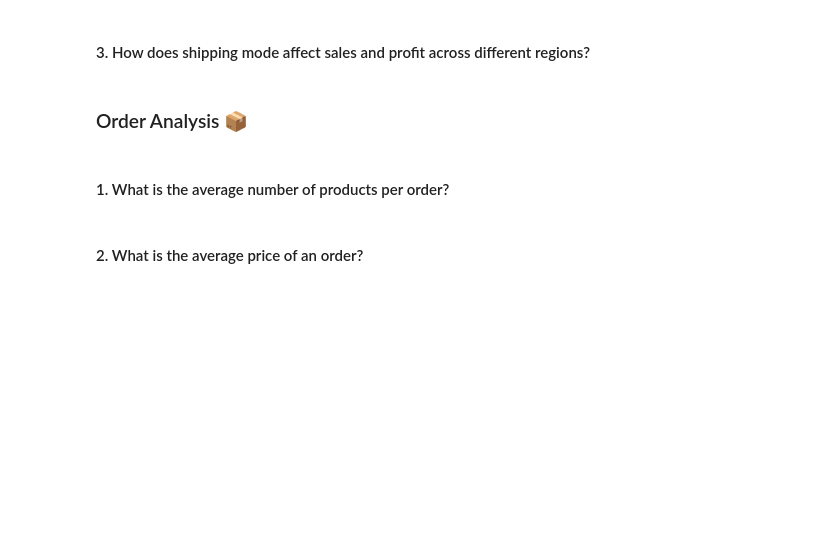
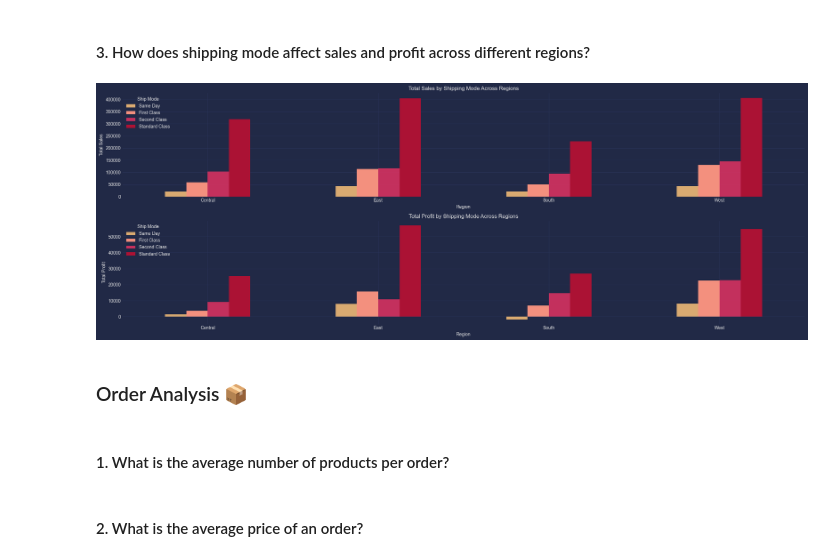
Before and after one commit to MahmoudNamNam/Data-Analysis-Projects, a Jupyter notebook: SuperStore/SuperStore.ipynb, the cells around one changed output. Drawn from its saved outputs; the diff is of its cells as text; code cells hidden in the pictures; blank space fills up the shorter version.

```diff
--- a/SuperStore/SuperStore.ipynb
+++ b/SuperStore/SuperStore.ipynb
@@ -1128,5 +1355,33 @@ Correlation between Purchase Frequency and Profit: 0.17
 # %% [markdown]
 #### 3. How does shipping mode affect sales and profit across different regions?
+# %%
+region_shipping_metrics = df.groupby(['Region', 'Ship Mode']).agg({
+    'Sales': 'sum',
+    'Profit': 'sum'
+}).reset_index()
+
+# Pivot the data to prepare for visualization (Region as index, Shipping Mode as columns)
+pivot_table = pd.pivot_table(region_shipping_metrics, values=['Sales', 'Profit'], index='Region', columns='Ship Mode')
+
+# Plotting the relationship between shipping mode, sales, and profit across different regions
+fig, axes = plt.subplots(nrows=2, ncols=1)
+
+# Plotting total sales by shipping mode across regions
+pivot_table['Sales'].plot(kind='bar', ax=axes[0], rot=0,color= ["#D9AA71", "#f3907e","#F36B","#ab1234"])
+axes[0].set_title('Total Sales by Shipping Mode Across Regions')
+axes[0].set_xlabel('Region')
+axes[0].set_ylabel('Total Sales')
+
+# Plotting total profit by shipping mode across regions
+pivot_table['Profit'].plot(kind='bar', ax=axes[1], rot=0,color= ["#D9AA71", "#f3907e","#F36B","#ab1234"])
+axes[1].set_title('Total Profit by Shipping Mode Across Regions')
+axes[1].set_xlabel('Region')
+axes[1].set_ylabel('Total Profit')
+
+plt.tight_layout()
+plt.show()
+# %% [output]
+[figure, added]
 # %% [markdown]
 ### Order Analysis 📦
 # %% [markdown]
```
Also changed, not shown: parts of 16 cells of this notebook.
